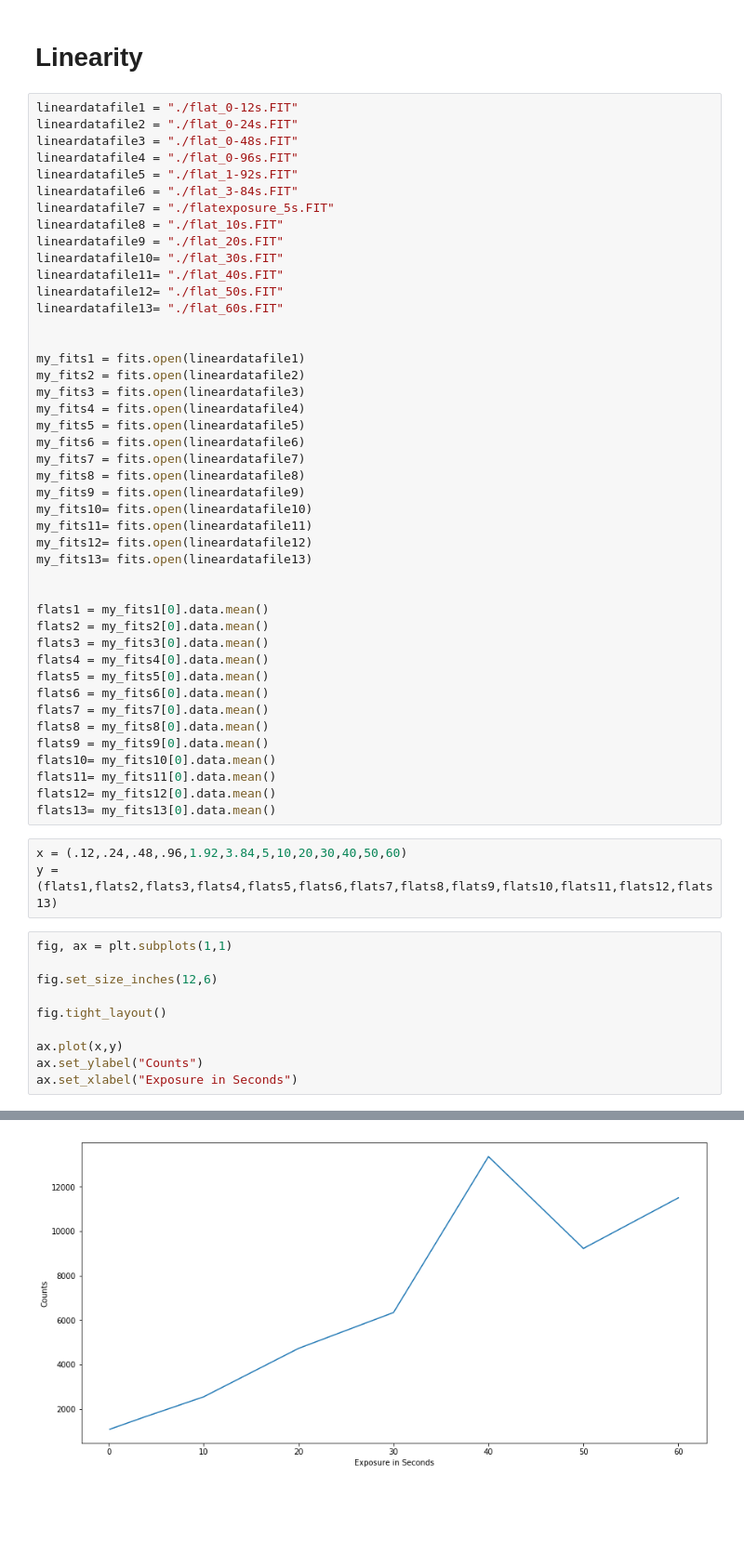
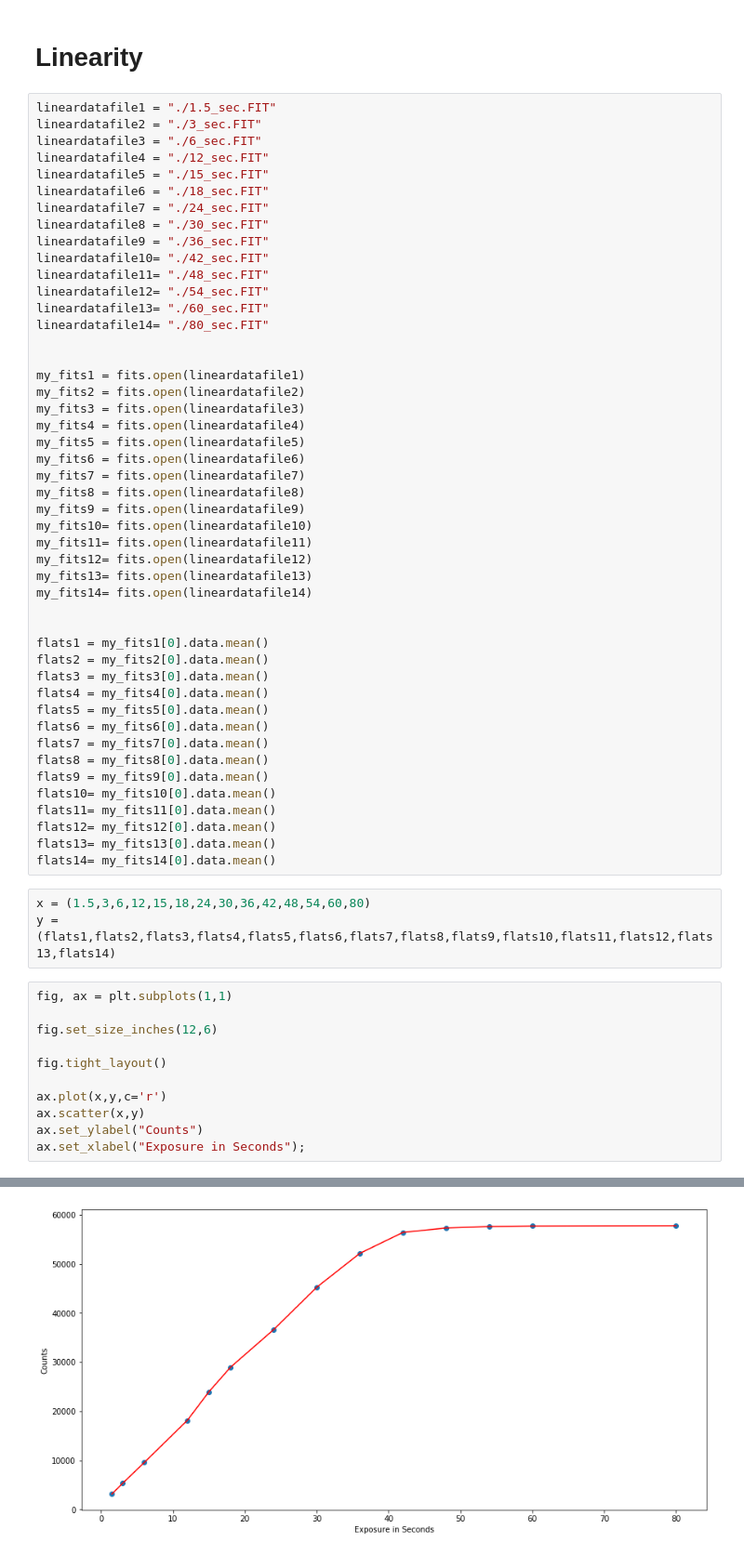
Before and after one commit to Higgins00/Sp2018, a Jupyter notebook: MichaelHiggins/CCDCode.ipynb, the cells around one changed output, grey strips where cells are left out. Shown at 93% size. Drawn from its saved outputs; the diff is of its cells as text; blank space fills up the shorter version.

Commit message:
new flats data

```diff
--- a/MichaelHiggins/CCDCode.ipynb
+++ b/MichaelHiggins/CCDCode.ipynb
@@ -101,19 +98,20 @@ Readnoise is 14.467206 in electrons
 # %% [markdown]
 # Linearity
 # %%
-lineardatafile1 = "./flat_0-12s.FIT"
-lineardatafile2 = "./flat_0-24s.FIT"
-lineardatafile3 = "./flat_0-48s.FIT"
-lineardatafile4 = "./flat_0-96s.FIT"
-lineardatafile5 = "./flat_1-92s.FIT"
-lineardatafile6 = "./flat_3-84s.FIT"
-lineardatafile7 = "./flatexposure_5s.FIT"
-lineardatafile8 = "./flat_10s.FIT"
-lineardatafile9 = "./flat_20s.FIT"
-lineardatafile10= "./flat_30s.FIT"
-lineardatafile11= "./flat_40s.FIT"
-lineardatafile12= "./flat_50s.FIT"
-lineardatafile13= "./flat_60s.FIT"
+lineardatafile1 = "./1.5_sec.FIT"
+lineardatafile2 = "./3_sec.FIT"
+lineardatafile3 = "./6_sec.FIT"
+lineardatafile4 = "./12_sec.FIT"
+lineardatafile5 = "./15_sec.FIT"
+lineardatafile6 = "./18_sec.FIT"
+lineardatafile7 = "./24_sec.FIT"
+lineardatafile8 = "./30_sec.FIT"
+lineardatafile9 = "./36_sec.FIT"
+lineardatafile10= "./42_sec.FIT"
+lineardatafile11= "./48_sec.FIT"
+lineardatafile12= "./54_sec.FIT"
+lineardatafile13= "./60_sec.FIT"
+lineardatafile14= "./80_sec.FIT"
 
 
 my_fits1 = fits.open(lineardatafile1)
@@ -129,6 +127,7 @@ my_fits10= fits.open(lineardatafile10)
 my_fits11= fits.open(lineardatafile11)
 my_fits12= fits.open(lineardatafile12)
 my_fits13= fits.open(lineardatafile13)
+my_fits14= fits.open(lineardatafile14)
 
 
 flats1 = my_fits1[0].data.mean()
@@ -144,9 +143,10 @@ flats10= my_fits10[0].data.mean()
 flats11= my_fits11[0].data.mean()
 flats12= my_fits12[0].data.mean()
 flats13= my_fits13[0].data.mean()
+flats14= my_fits14[0].data.mean()
 # %%
-x = (.12,.24,.48,.96,1.92,3.84,5,10,20,30,40,50,60)
-y = (flats1,flats2,flats3,flats4,flats5,flats6,flats7,flats8,flats9,flats10,flats11,flats12,flats13)
+x = (1.5,3,6,12,15,18,24,30,36,42,48,54,60,80)
+y = (flats1,flats2,flats3,flats4,flats5,flats6,flats7,flats8,flats9,flats10,flats11,flats12,flats13,flats14)
 # %%
 fig, ax = plt.subplots(1,1)
 
@@ -154,7 +154,8 @@ fig.set_size_inches(12,6)
 
 fig.tight_layout()
 
-ax.plot(x,y)
+ax.plot(x,y,c='r')
+ax.scatter(x,y)
 ax.set_ylabel("Counts")
-ax.set_xlabel("Exposure in Seconds")
+ax.set_xlabel("Exposure in Seconds");
 # %% [output]
@@ -162 +162 @@ Text(0.5,33,'Exposure in Seconds')
-[figure, old version]
+[figure, new version]
```
Also changed, not shown: parts of 3 cells of this notebook, 21 other files.
